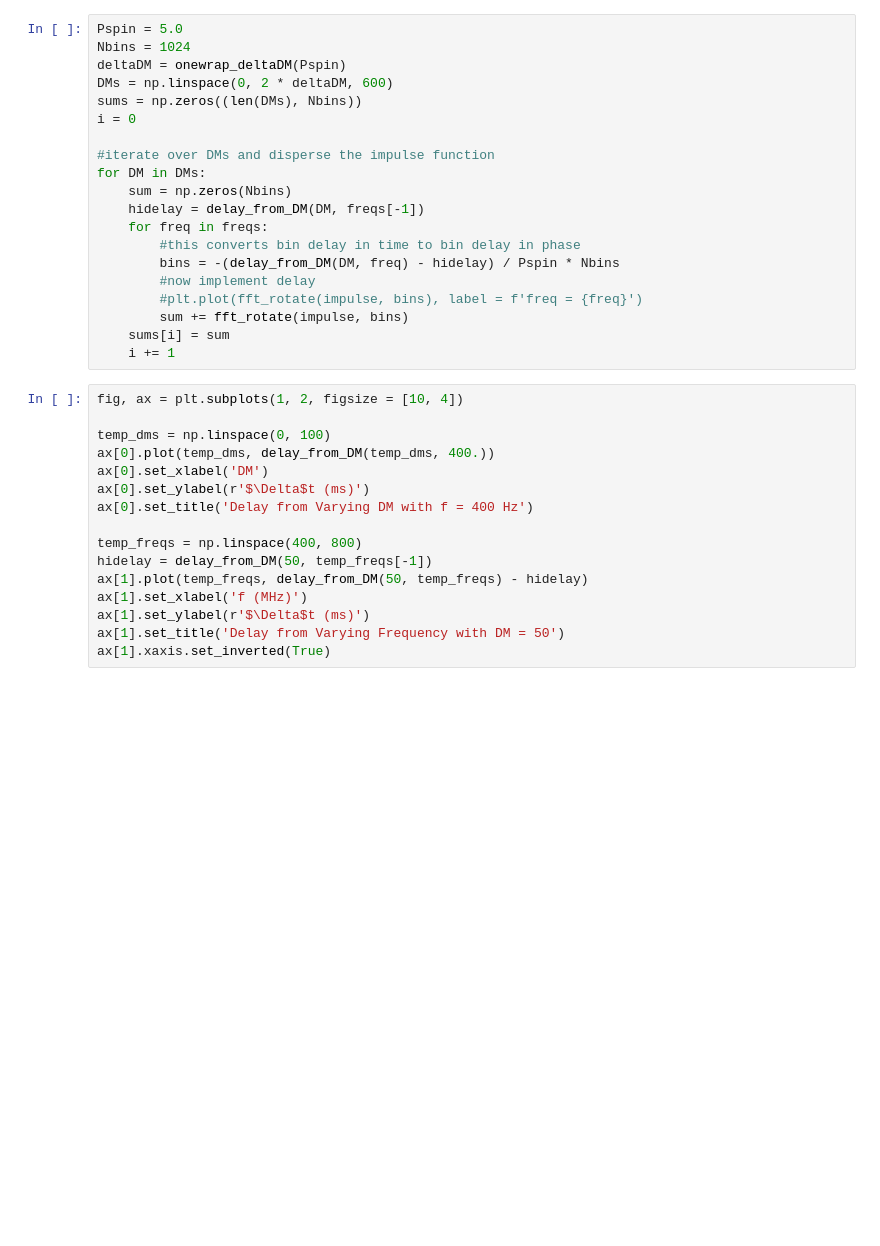
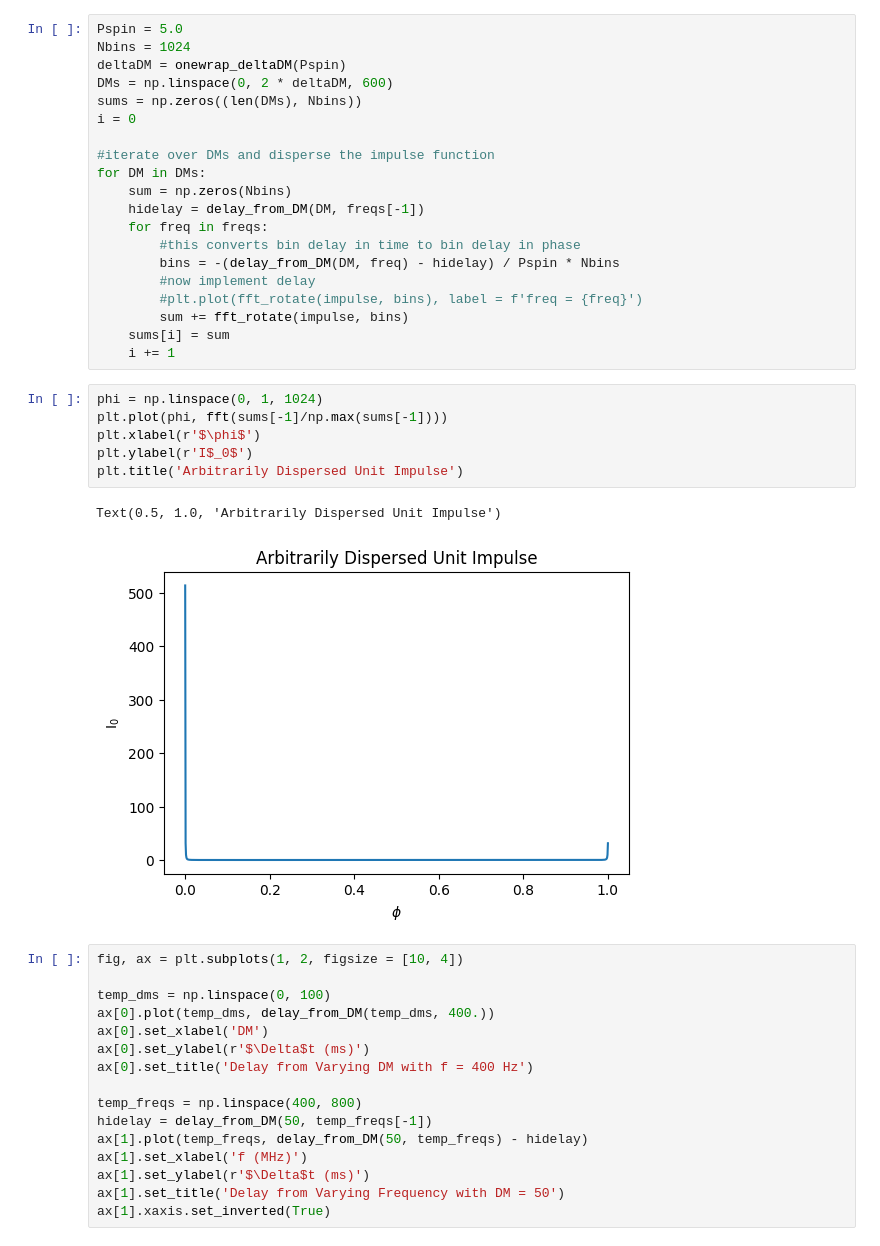
Before and after one commit to reyniersquillace/RadioTime, a Jupyter notebook: Kernel_Dedispersion/Kernel Dedispersion.ipynb, the cells around one changed output. Cells and saved outputs as stored; diff of their text form; blank space fills up the shorter version.

```diff
--- a/Kernel_Dedispersion/Kernel Dedispersion.ipynb
+++ b/Kernel_Dedispersion/Kernel Dedispersion.ipynb
@@ -69,6 +69,15 @@ for DM in DMs:
         sum += fft_rotate(impulse, bins)
     sums[i] = sum
     i += 1
+# %%
+phi = np.linspace(0, 1, 1024)
+plt.plot(phi, fft(sums[-1]/np.max(sums[-1])))
+plt.xlabel(r'$\phi$')
+plt.ylabel(r'I$_0$')
+plt.title('Arbitrarily Dispersed Unit Impulse')
+# %% [output]
+Text(0.5, 1.0, 'Arbitrarily Dispersed Unit Impulse')
+[figure, added]
 # %%
 fig, ax = plt.subplots(1, 2, figsize = [10, 4])
 
```
Also changed, not shown: parts of 7 cells of this notebook, 1 other file.
